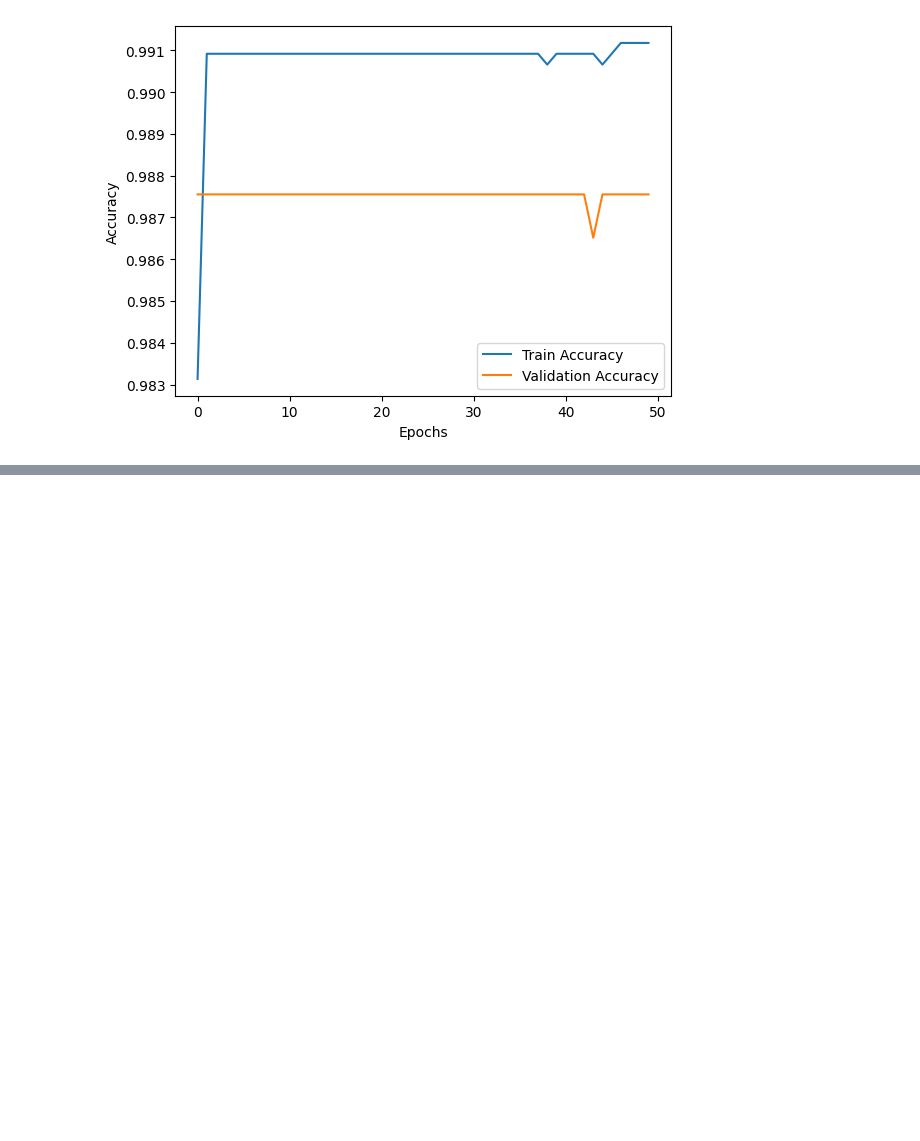
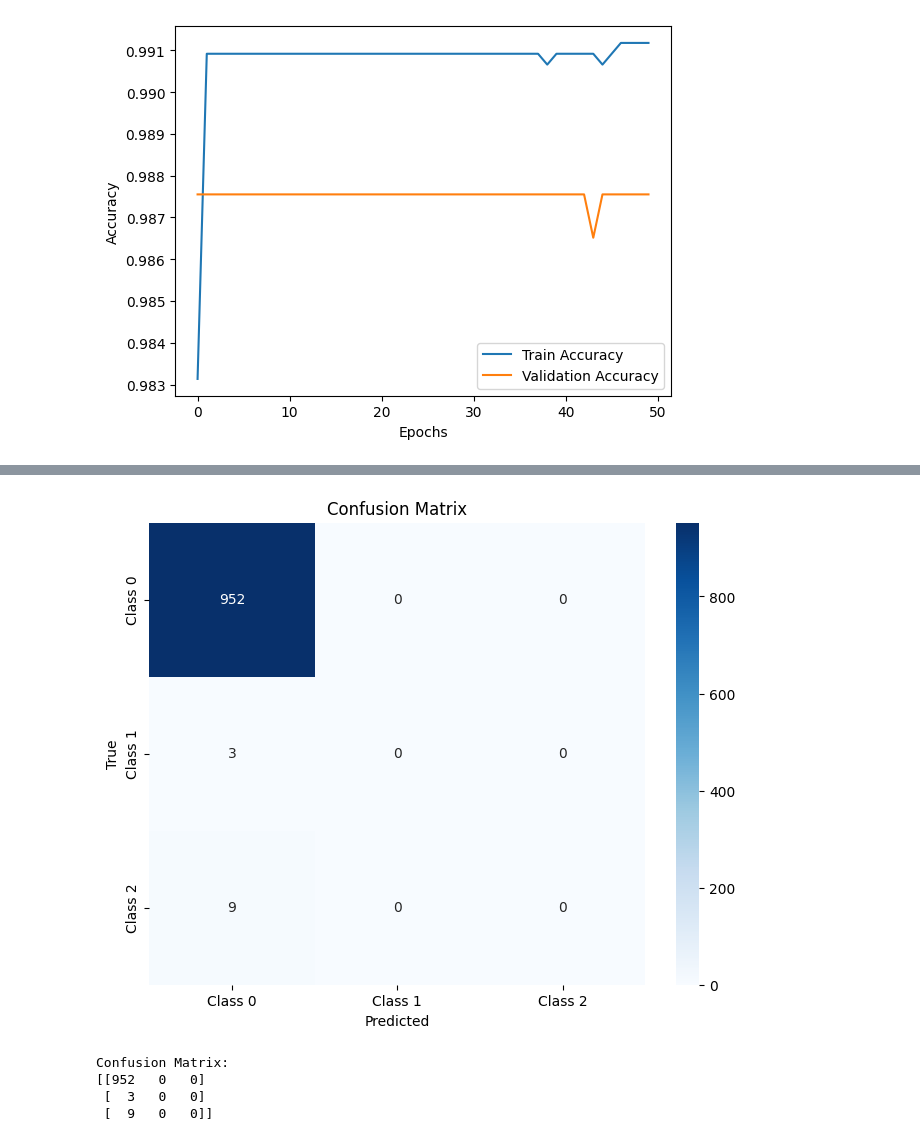
Before and after one commit to Iftekhar-mobin/AI_NLP_Journey, a Jupyter notebook: CNN Timeseries to Image classification/CNN 2D model classification time series stock dataset.ipynb, the cells around one changed output, grey strips where cells are left out. Saved outputs shown, nothing was run; the diff lists cells and outputs as text; code cells hidden in the pictures; blank space fills up the shorter version.

```diff
--- a/CNN Timeseries to Image classification/CNN 2D model classification time series stock dataset.ipynb
+++ b/CNN Timeseries to Image classification/CNN 2D model classification time series stock dataset.ipynb
@@ -361,3 +363,26 @@ plt.legend()
 plt.show()
 # %% [output]
 [figure]
+# %%
+# Make predictions
+y_pred = model.predict(x_test)
+y_pred_classes = np.argmax(y_pred, axis=1)  # Convert probabilities to class labels
+
+# If y_test is one-hot encoded, convert it to class labels
+y_test_classes = np.argmax(y_test, axis=1)
+
+# Compute confusion matrix
+cm = confusion_matrix(y_test_classes, y_pred_classes)
+
+# Plot confusion matrix
+plt.figure(figsize=(8, 6))
+sns.heatmap(cm, annot=True, fmt='d', cmap='Blues', xticklabels=['Class 0', 'Class 1', 'Class 2'], yticklabels=['Class 0', 'Class 1', 'Class 2'])
+plt.xlabel('Predicted')
+plt.ylabel('True')
+plt.title('Confusion Matrix')
+plt.show()
+
+# Print confusion matrix
+print("Confusion Matrix:")
+print(cm)
+# %% [output]
@@ -363,0 +390,5 @@ plt.show()
+[figure, added]
+Confusion Matrix:
+[[952   0   0]
+ [  3   0   0]
+ [  9   0   0]]
```
Also changed, not shown: parts of 2 cells of this notebook.
